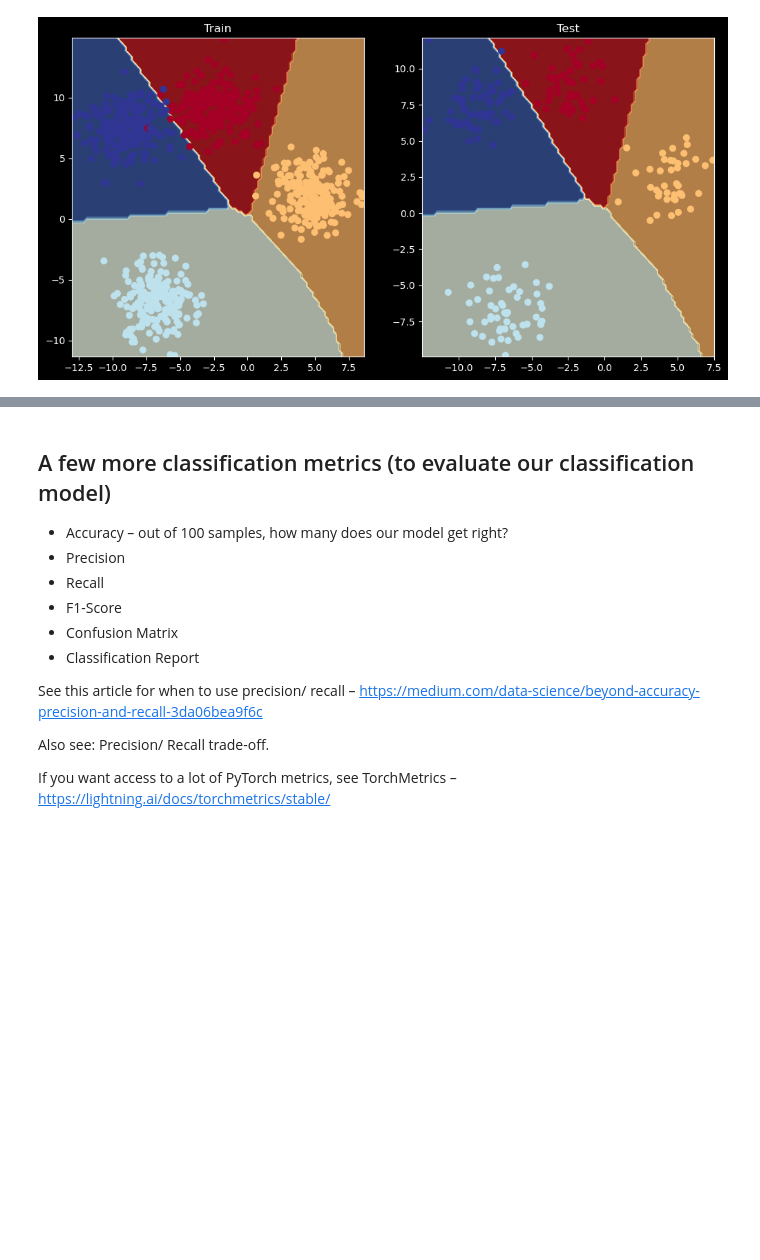
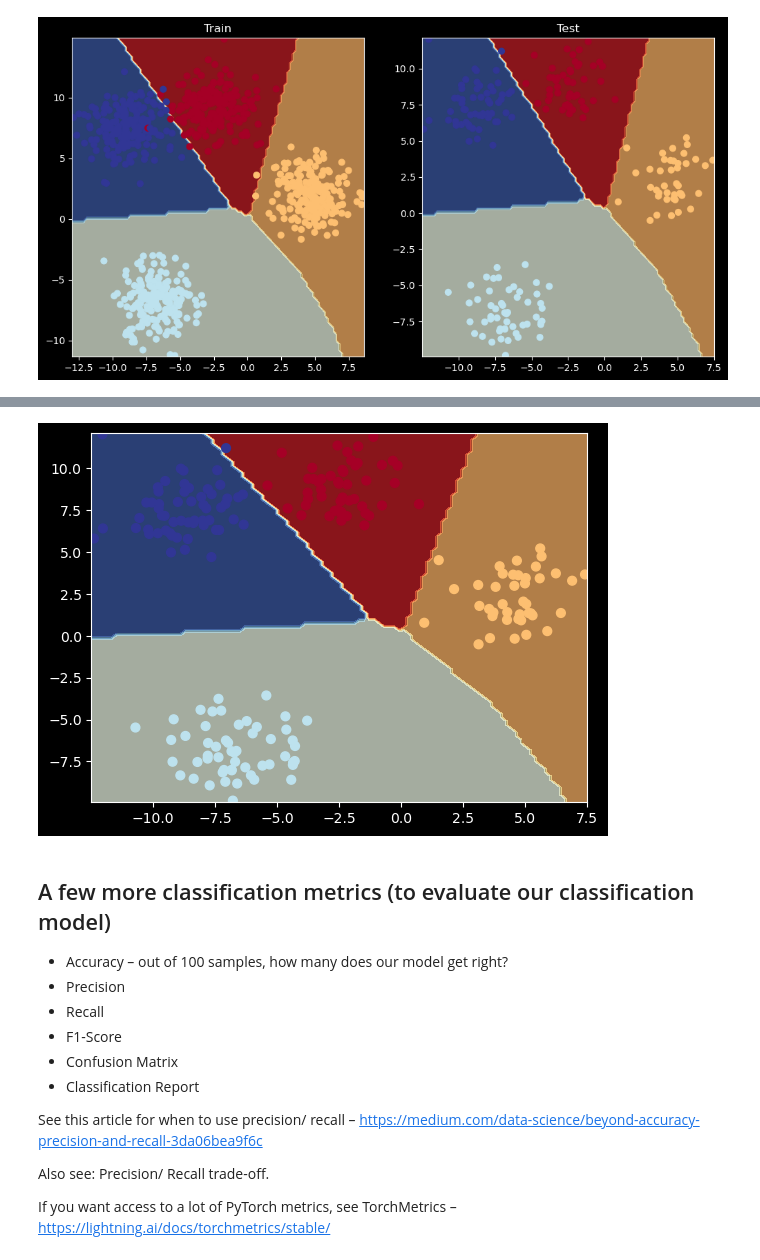
Before and after one commit to DinoKiller0607/My_Pytorch_Notes, a Jupyter notebook: 02_pytorch_classification.ipynb, the cells around one changed output, grey strips where cells are left out. Cells and saved outputs as stored; diff of their text form; code cells hidden in the pictures; blank space fills up the shorter version.

Commit message:
Save multiclass model

```diff
--- a/02_pytorch_classification.ipynb
+++ b/02_pytorch_classification.ipynb
@@ -1285,0 +1288,9 @@ plot_decision_boundary(model_4, X_blob_test, y_blob_test)
+# %%
+# Import pathlib library
+from pathlib import Path
+MODEL_DIR = Path("models")
+MODEL_NAME = "02_pytorch_classification_multi_class_model.pt"
+MODEL_SAVE_PATH = MODEL_DIR / MODEL_NAME
+torch.save(model_4, MODEL_SAVE_PATH)
+# %%
+loaded_multi_class = torch.load(MODEL_SAVE_PATH, weights_only=False).to(device)
@@ -1286,3 +1324,7 @@ plot_decision_boundary(model_4, X_blob_test, y_blob_test)
+# %%
+plot_decision_boundary(loaded_multi_class, X_blob_test, y_blob_test)
+# %% [output]
+[figure, added]
 # %% [markdown]
 ## A few more classification metrics (to evaluate our classification model)
 * Accuracy – out of 100 samples, how many does our model get right?
```
Also changed, not shown: parts of 15 cells of this notebook, 1 other file.
